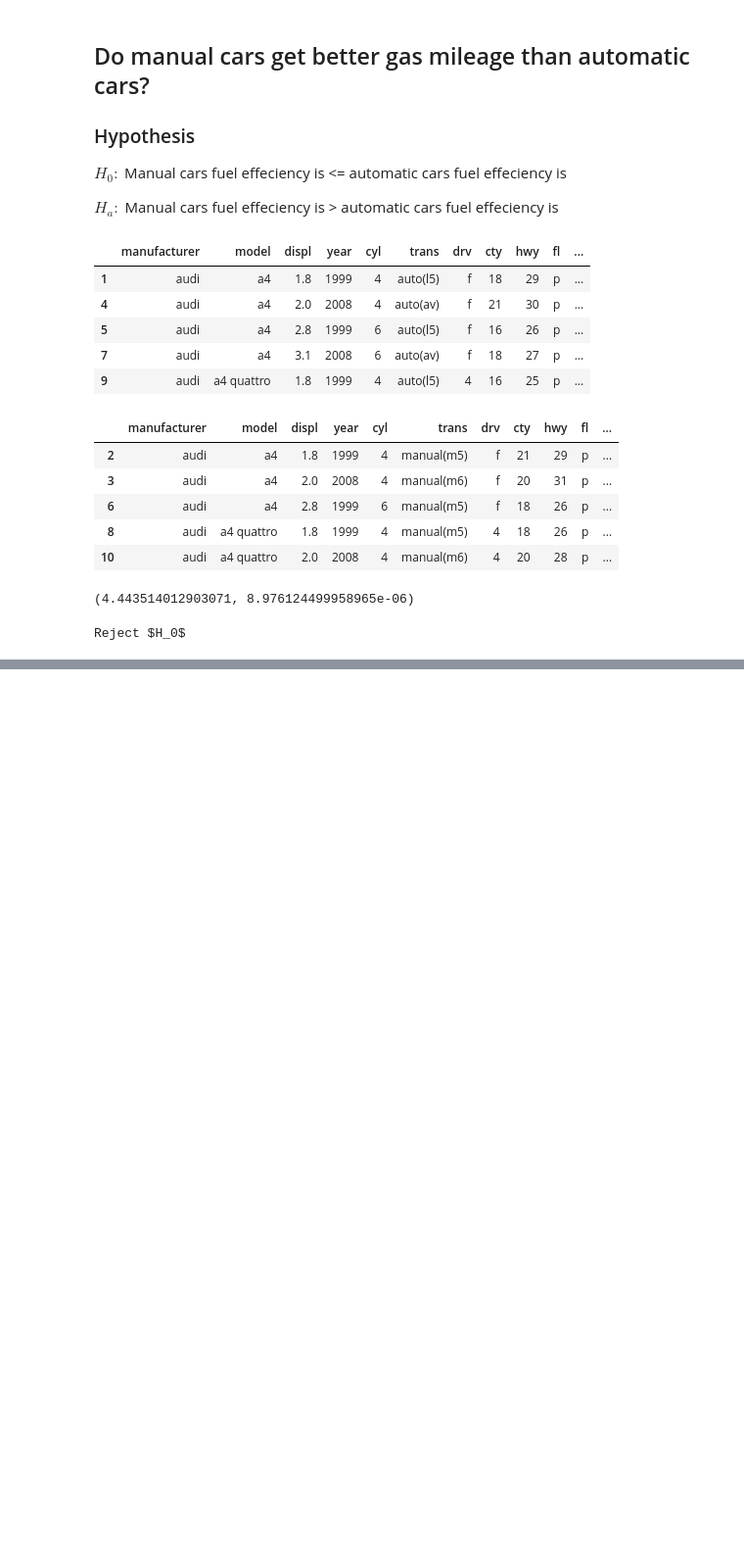
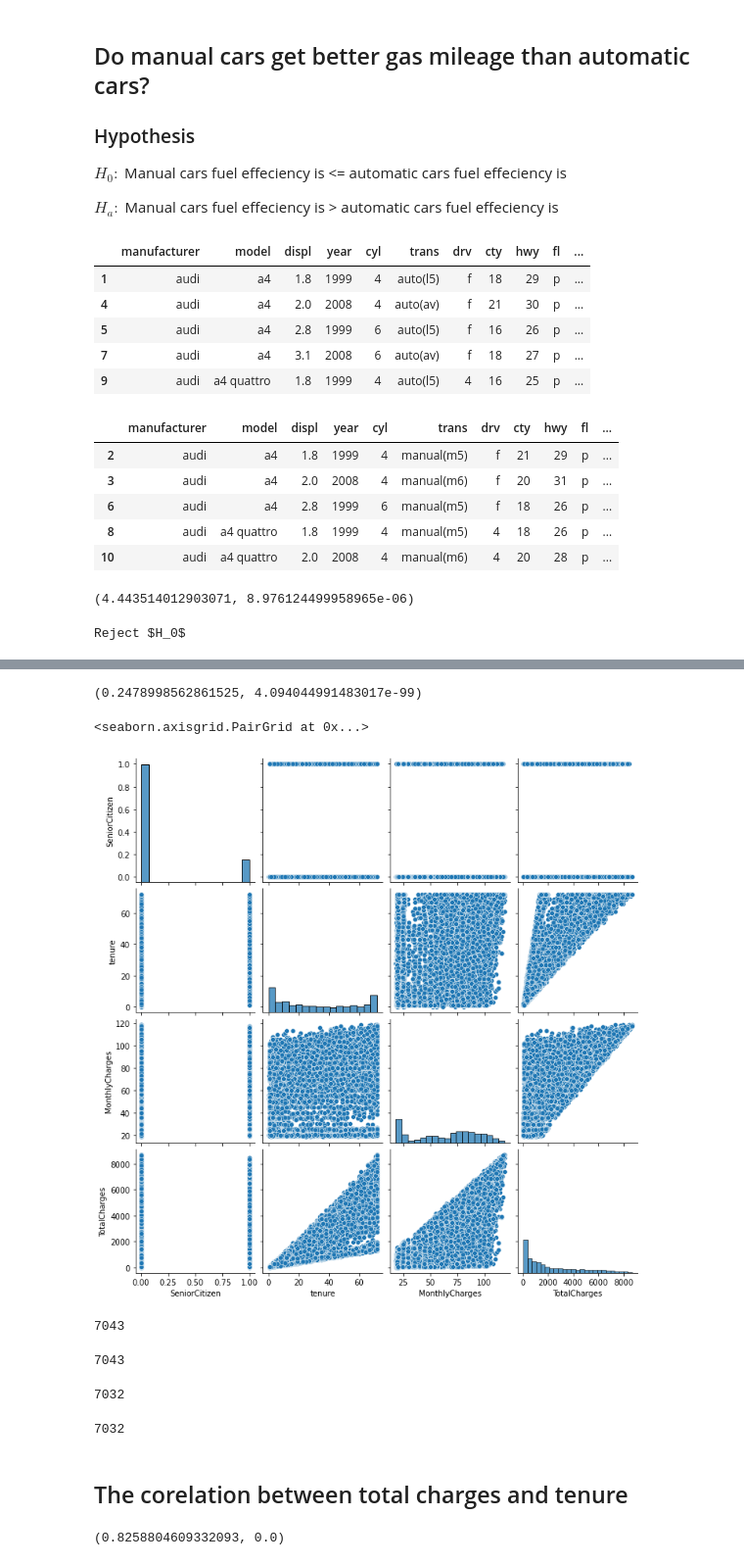
Before and after one commit to brandon-sharpe/statistics-exercises, a Jupyter notebook: hypothesis_testing.ipynb, the cells around one changed output, grey strips where cells are left out. Shown at 98% size. Saved outputs shown, nothing was run; the diff lists cells and outputs as text; code cells hidden in the pictures; blank space fills up the shorter version.

```diff
--- a/hypothesis_testing.ipynb
+++ b/hypothesis_testing.ipynb
@@ -254,0 +259,3 @@ Reject $H_0$
+# %%
+telco = pd.read_csv("Cust_Churn_Telco.csv")
+telco.head()
@@ -254,0 +270,30 @@ Reject $H_0$
+# %%
+corr, p = stats.pearsonr(telco.MonthlyCharges, telco.tenure)
+corr, p
+# %% [output]
+(0.2478998562861525, 4.094044991483017e-99)
+# %%
+sns.pairplot(telco)
+# %% [output]
+<seaborn.axisgrid.PairGrid at 0x...>
+[figure, added]
+# %%
+ex = telco.tenure
+len(ex)
+# %% [output]
+7043
+# %%
+ex2 = telco.TotalCharges> 0
+len(ex2)
+# %% [output]
+7043
+# %%
+boom1=telco[telco.TotalCharges > 0].TotalCharges
+len(boom1)
+# %% [output]
+7032
+# %%
+boom2=telco[telco.tenure > 0].tenure
+len(boom2)
+# %% [output]
+7032
@@ -254,0 +303,7 @@ Reject $H_0$
+# %% [markdown]
+## The corelation between total charges and tenure
+# %%
+corr, p = stats.pearsonr(x, y)
+corr, p
+# %% [output]
+(0.8258804609332093, 0.0)
```
Also changed, not shown: parts of 17 cells of this notebook.
